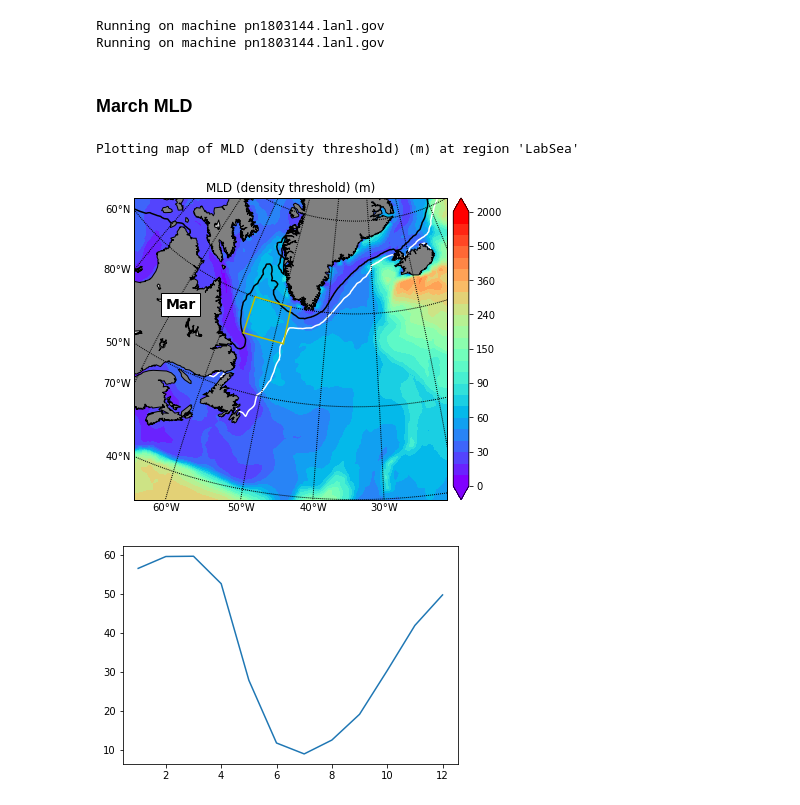
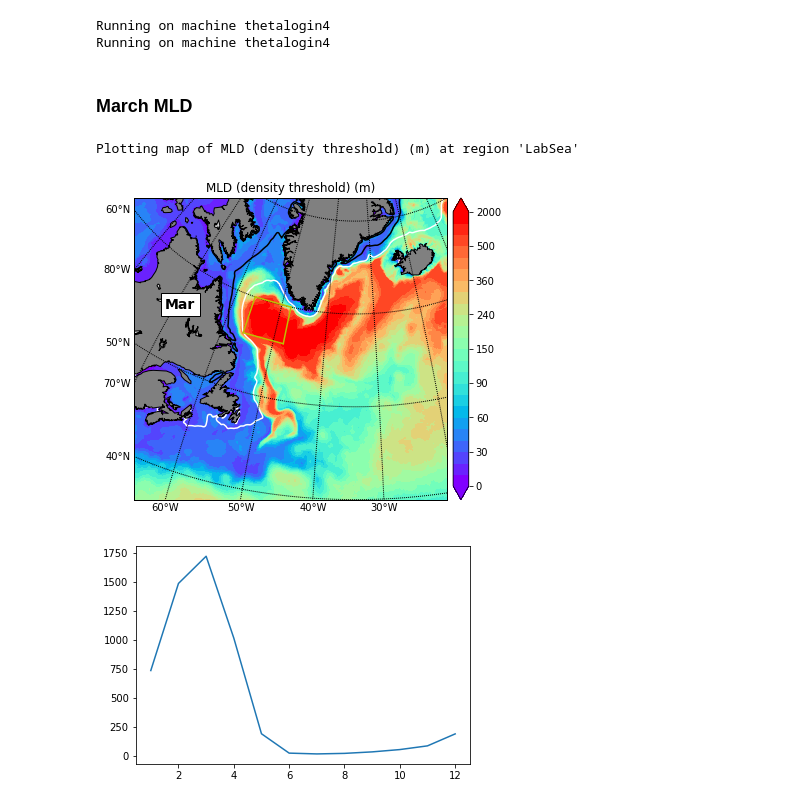
Before and after one commit to qingli411/mpasanalysis, a Jupyter notebook: get_LabSea_MLD.ipynb, the cells around one changed output. Drawn from its saved outputs; the diff is of its cells as text; code cells hidden in the pictures.

```diff
--- a/get_LabSea_MLD.ipynb
+++ b/get_LabSea_MLD.ipynb
@@ -4,8 +4,8 @@ import e3sm_res_cmp
 %matplotlib inline
 # %%
 # get paths of restart files, monthly mean output files, processed climatology files and output figures
-ts_ys = 1
-ts_ye = 25
+ts_ys = 26
+ts_ye = 55
 data_root = e3sm_res_cmp.load_paths_ocn(climo_ys=ts_ys, climo_ye=ts_ye, ts_ys=ts_ys, ts_ye=ts_ye)
 rst_root = data_root['rst_root']
 ts_root = data_root['ts_root']
@@ -13,10 +13,10 @@ climo_root = data_root['climo_root']
 fig_root = data_root['fig_root']
 rst_file = rst_root+'/mpaso.rst.{:04d}-01-01_00000.nc'.format(ts_ye+1)
 data_root_ice = e3sm_res_cmp.load_paths_ice(climo_ys=ts_ys, climo_ye=ts_ye, ts_ys=ts_ys, ts_ye=ts_ye)
-mon_root_ice = data_root_ice['mon_root']
+climo_root_ice = data_root_ice['climo_root']
 # %% [output]
-Running on machine pn1803144.lanl.gov
-Running on machine pn1803144.lanl.gov
+Running on machine thetalogin4
+Running on machine thetalogin4
 # %%
 # load dataset
 f_rst = Dataset(rst_file, 'r')
@@ -38,35 +38,35 @@ fig = plt.figure(figsize=[6,6])
 mld_d = f_climo.variables['timeMonthly_avg_dThreshMLD'][0,:]
 mpaso_mld_d = MPASOMap(data=mld_d, lat=lat, lon=lon, cellarea=cellArea,
                        name='MLD (density threshold)', units='m')
 m = mpaso_mld_d.plot(region='LabSea', ptype='contourf', levels=levels, label=calendar.month_abbr[3])
 
 
-climo_file_ice = mon_root_ice+'/mpascice.hist.am.timeSeriesStatsMonthly.0041-01-01.nc'
+climo_file_ice = climo_root_ice+'/iceFraction/mpascice_03_climo.nc'
 f_climo_ice = Dataset(climo_file_ice, 'r')
 icearea_d = f_climo_ice.variables['timeMonthly_avg_iceAreaCell'][0,:]
 mpascice_icearea_d = MPASCICEMap(data=icearea_d, lat=lat, lon=lon, cellarea=cellArea,
                                  name='Ice Area', units='none')
 mpascice_icearea_d.overlay(m, levels=[0.15, 0.85], cmap='bone_r')
 
 robj = region_latlon('LabSea_SD1')
 m.drawgreatcircle(robj.lon_ll, robj.lat_ll, robj.lon_ll, robj.lat_ur, color='y')
 m.drawgreatcircle(robj.lon_ll, robj.lat_ur, robj.lon_ur, robj.lat_ur, color='y')
 m.drawgreatcircle(robj.lon_ur, robj.lat_ur, robj.lon_ur, robj.lat_ll, color='y')
 m.drawgreatcircle(robj.lon_ur, robj.lat_ll, robj.lon_ll, robj.lat_ll, color='y')
 plt.show()
 
 # save data
 path_mld = fig_root+'/data_map_LabSea_climo_03_dThreshMLD.npz'
 mpaso_mld_d.save(path_mld)
 path_ice = fig_root+'/data_map_LabSea_climo_03_iceArea.npz'
 mpascice_icearea_d.save(path_ice)
 
 figname = fig_root+'/LabSea_climo_03_dThreshMLD_ice.png'
 # fig.savefig(figname, dpi = 300)
 # plt.close(fig)
 # %% [output]
 Plotting map of MLD (density threshold) (m) at region 'LabSea'
-[figure, old version]
+[figure, new version]
 # %%
 mdata = np.zeros(12)
 time = np.linspace(1,12,12)
@@ -87,4 +87,4 @@ plt.plot(time, mdata)
 path_mld = fig_root+'/data_ts_LabSea_SD1_avg_dThreshMLD.npz'
 np.savez(path_mld, mld=mdata)
 # %% [output]
-[figure, old version]
+[figure, new version]
```
Also changed, not shown: parts of 2 cells of this notebook.
